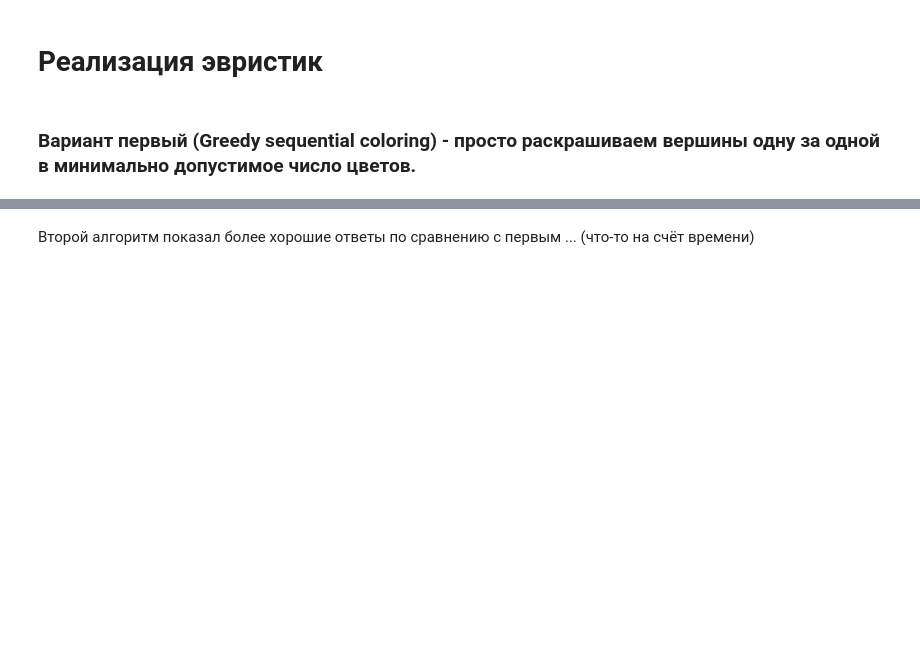
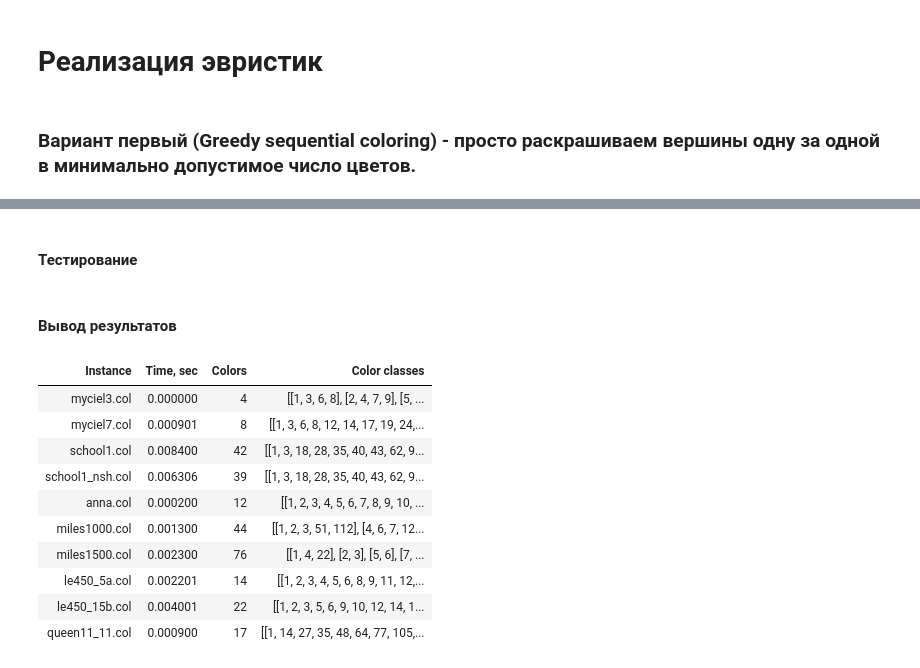
Before and after one commit to DenisKabanov/discrete_optimization_and_operations_research, a Jupyter notebook: lab1/task1.ipynb, the cells around one changed output, grey strips where cells are left out. Saved outputs shown, nothing was run; the diff lists cells and outputs as text; code cells hidden in the pictures; blank space fills up the shorter version.

Commit message:
lab 1 (fin) - three another possible solutions

```diff
--- a/lab1/task1.ipynb
+++ b/lab1/task1.ipynb
@@ -0,0 +3,2 @@
+# %%
+N = 10 # число запусков для подсчёта среднего времени
@@ -0,0 +27,13 @@
+# %%
+def check_solution(edges: dict, solution): # на вход словари edges с рёбрами и solution вида (число цветов, {словарь соответствия вершина - цвет})
+    vertices = list(edges.keys()) # список вершин, что должны быть окрашены
+
+    for color in range(solution[0]): # проходим по цветам
+        for v1 in solution[1][color]: # проходим по списку вершин с указанным цветом
+            vertices.remove(v1) # удаляем вершину
+            for v2 in edges[v1]: # проходи по смежным вершинам и проверяем, окрашены ли они в тот же цвет, что и взятая ранее вершина
+                if v2 in solution[1][color]: # если да, то выкидываем ошибку
+                    raise RuntimeError("Two adjacent vertices have the same color!")
+
+    if len(vertices): # проверяем, расскрашены ли все вершины (те, что расскрашены — удалены из списка vertices)
+        raise RuntimeError("Not all vertices are colored!")
@@ -1,3 +54,10 @@
+# %%
+# вспомогательная функция для вывода таблицы результатов
+def show_results(solutions): # solutions - словарь всех полученных ответов
+    table = pd.DataFrame(data = [], columns=["Instance", "Time, sec", "Colors", "Color classes"])
+    for dataset in solutions.keys(): # идём по тест-кейсам
+        table = table.append({"Instance": dataset, "Time, sec": solutions[dataset]["time"], "Colors": solutions[dataset]["colors"], "Color classes": solutions[dataset]["solution"]}, ignore_index=True)
+    display(table.style.hide_index())
 # %% [markdown]
 # Получение данных
 # %%
@@ -250,2 +119,0 @@ sequential_coloring(data["miles1500.col"]["edges"])
-# %% [markdown]
-Второй алгоритм показал более хорошие ответы по сравнению с первым ... (что-то на счёт времени)
@@ -251,0 +141,38 @@ sequential_coloring(data["miles1500.col"]["edges"])
+# %% [markdown]
+#### Тестирование
+# %%
+solutions_1 = {}
+# словарь для ответов первого варианта жадной эвристики вида
+# {"название датасета" :
+#     {"colors": число цветов для окрашивания,
+#      "solution": [массивы выршин, соответствующие каждому цвету],
+#      "time": время на подсчёт
+#     }
+# }
+
+for dataset in data.keys(): # идём по тест-кейсам
+    time_start = time.time() # замеряем время начала выполнения
+    for i in range(N): # делаем 10 запусков для усреднения времени
+        sol = sequential_coloring(data[dataset]["edges"]) # считаем число цветов
+    time_end = time.time() - time_start # считаем, сколько работал алгоритм
+    # print("original solution", sol)
+    sol = transform_answer(sol) # преобразовываем ответ к необходимому виду
+    check_solution(data[dataset]["edges"], sol) # проверка решения
+    # print("transformed solution", sol)
+    solutions_1[dataset] = {"colors": sol[0], "solution": sol[1], "time": time_end/N}
+# %% [markdown]
+#### Вывод результатов
+# %%
+show_results(solutions_1)
+# %% [output]
+| Instance | Time, sec | Colors | Color classes |
+| myciel3.col | 0.000000 | 4 | [[1, 3, 6, 8], [2, 4, 7, 9], [5, ... |
+| myciel7.col | 0.000901 | 8 | [[1, 3, 6, 8, 12, 14, 17, 19, 24,... |
+| school1.col | 0.008400 | 42 | [[1, 3, 18, 28, 35, 40, 43, 62, 9... |
+| school1_nsh.col | 0.006306 | 39 | [[1, 3, 18, 28, 35, 40, 43, 62, 9... |
+| anna.col | 0.000200 | 12 | [[1, 2, 3, 4, 5, 6, 7, 8, 9, 10, ... |
+| miles1000.col | 0.001300 | 44 | [[1, 2, 3, 51, 112], [4, 6, 7, 12... |
+| miles1500.col | 0.002300 | 76 | [[1, 4, 22], [2, 3], [5, 6], [7, ... |
+| le450_5a.col | 0.002201 | 14 | [[1, 2, 3, 4, 5, 6, 8, 9, 11, 12,... |
+| le450_15b.col | 0.004001 | 22 | [[1, 2, 3, 5, 6, 9, 10, 12, 14, 1... |
+| queen11_11.col | 0.000900 | 17 | [[1, 14, 27, 35, 48, 64, 77, 105,... |
```
Also changed, not shown: parts of 46 cells of this notebook, 11 other files.
